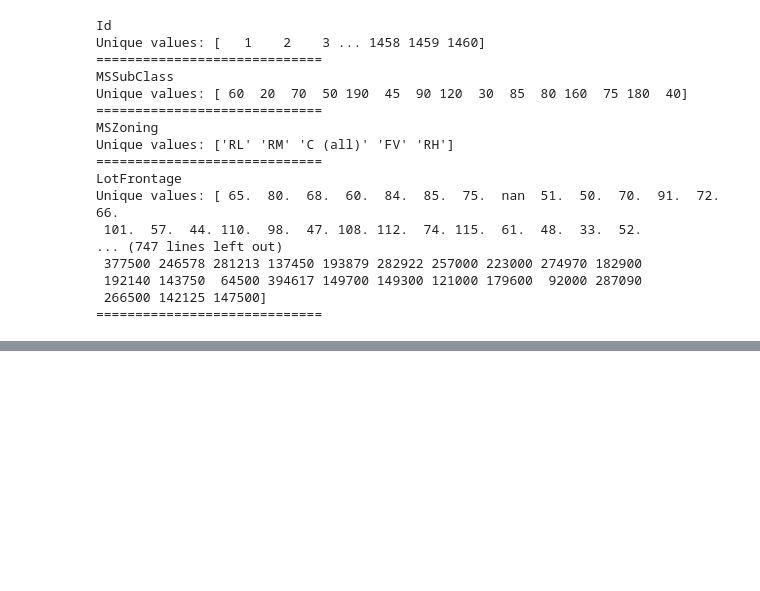
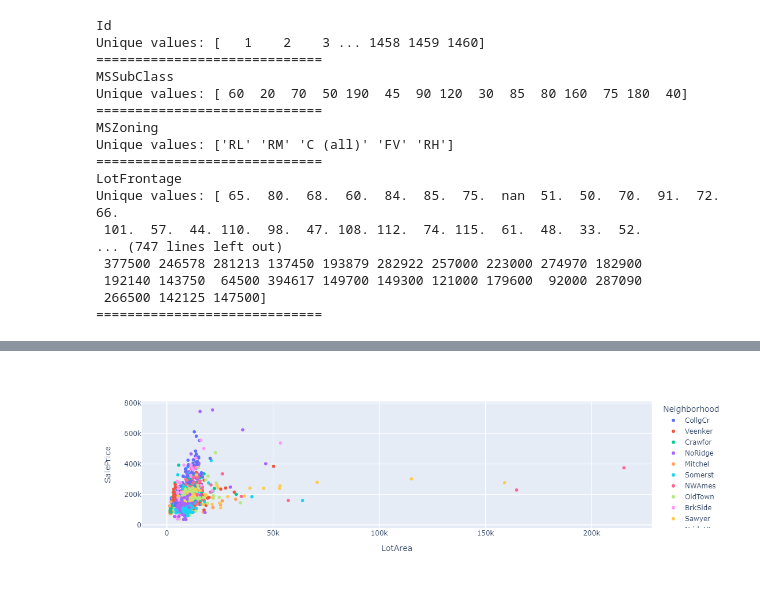
Before and after one commit to chloea31/machine_learning, a Jupyter notebook: notebooks/house_prices.ipynb, the cells around one changed output, grey strips where cells are left out. Saved outputs shown, nothing was run; the diff lists cells and outputs as text; code cells hidden in the pictures; blank space fills up the shorter version.

```diff
--- a/notebooks/house_prices.ipynb
+++ b/notebooks/house_prices.ipynb
@@ -166,0 +126,6 @@ fig.show()
+# %%
+# LotFrontage and LotArea: continuous variables => Line plots or scatter plots
+fig = px.scatter(train, x = "LotArea", y = "SalePrice", color = "Neighborhood")
+fig.show()
+# %% [output]
+[figure, added]
```
Also changed, not shown: parts of 5 cells of this notebook.
